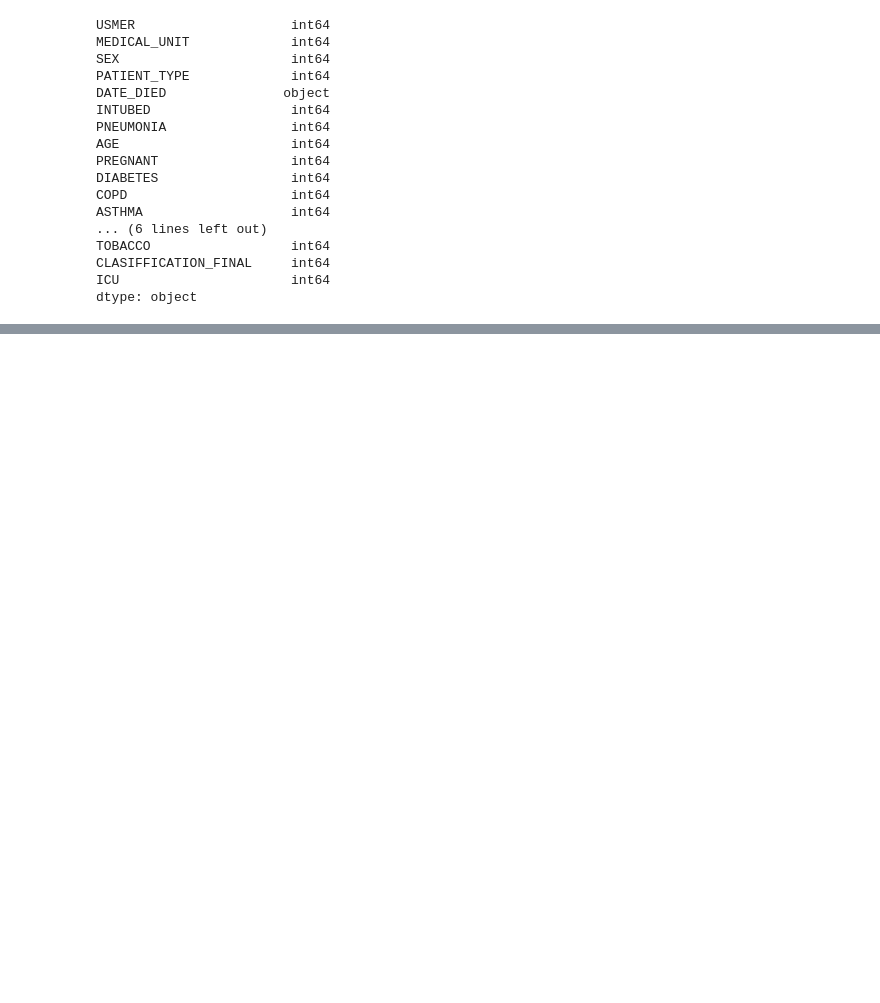
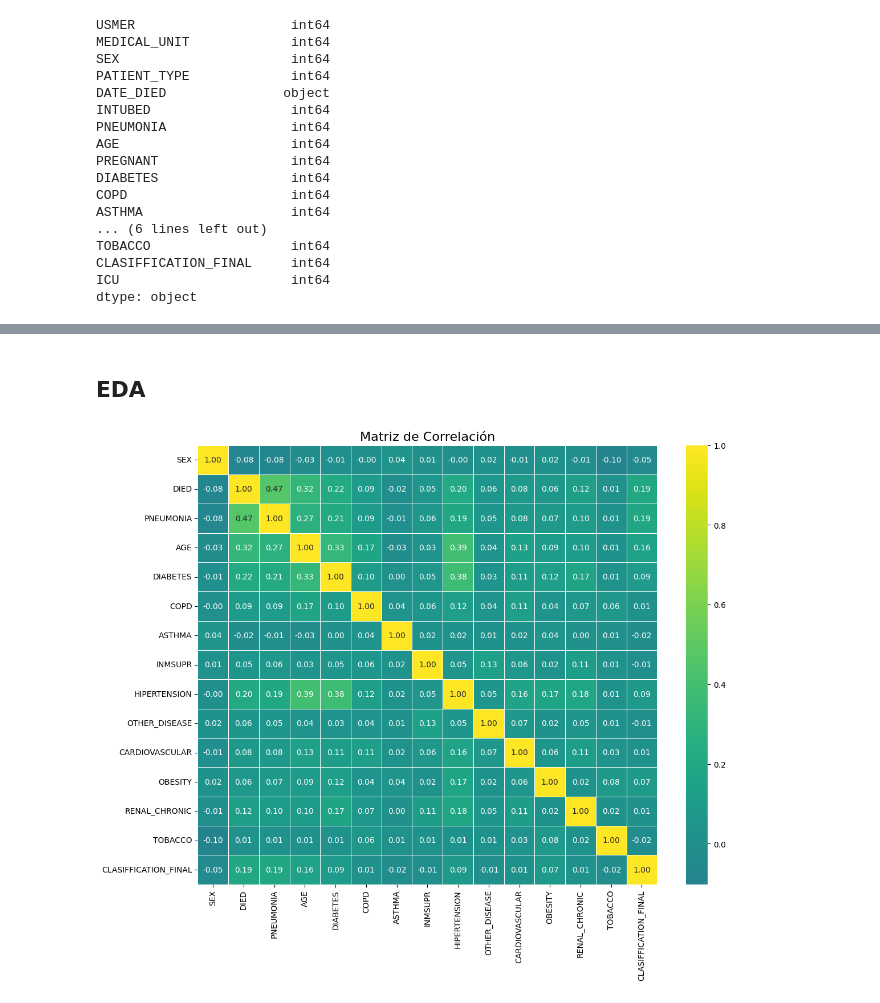
Before and after one commit to DavidCastro88/PredictDeathCovid-19, a Jupyter notebook: Predictive_Mortality_Risk_Model.ipynb, the cells around one changed output, grey strips where cells are left out. Cells and saved outputs as stored; diff of their text form; code cells hidden in the pictures; blank space fills up the shorter version.

```diff
--- a/Predictive_Mortality_Risk_Model.ipynb
+++ b/Predictive_Mortality_Risk_Model.ipynb
@@ -144,0 +282,3 @@ dtype: object
+# %%
+data['CLASIFFICATION_FINAL']=data['CLASIFFICATION_FINAL'].apply(lambda x: 0 if x>3 else 1)
+data['CLASIFFICATION_FINAL'].value_counts()
@@ -144,0 +291,8 @@ dtype: object
+# %%
+columns_to_replace = data.columns[data.columns != 'AGE']
+data[columns_to_replace] = data[columns_to_replace].replace(2, 0)
+# %%
+data.rename(columns={'DATE_DIED': 'DIED'}, inplace=True)
+# %%
+data = data.astype(int)
+data
@@ -144,0 +313,10 @@ dtype: object
+# %% [markdown]
+## **EDA**
+# %%
+correlation_matrix = data.corr(numeric_only=True)
+plt.figure(figsize=(13, 10))
+sns.heatmap(correlation_matrix, annot=True, cmap='viridis', center=0, fmt=".2f", linewidths=0.5, cbar=True)
+plt.title('Matriz de Correlación', fontsize=16)
+plt.show()
+# %% [output]
+[figure, added]
```
Also changed, not shown: parts of 80 cells of this notebook.
